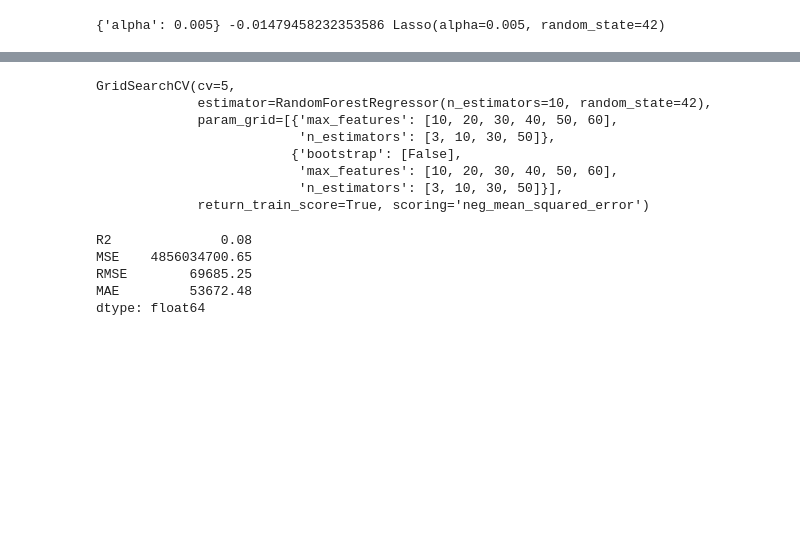
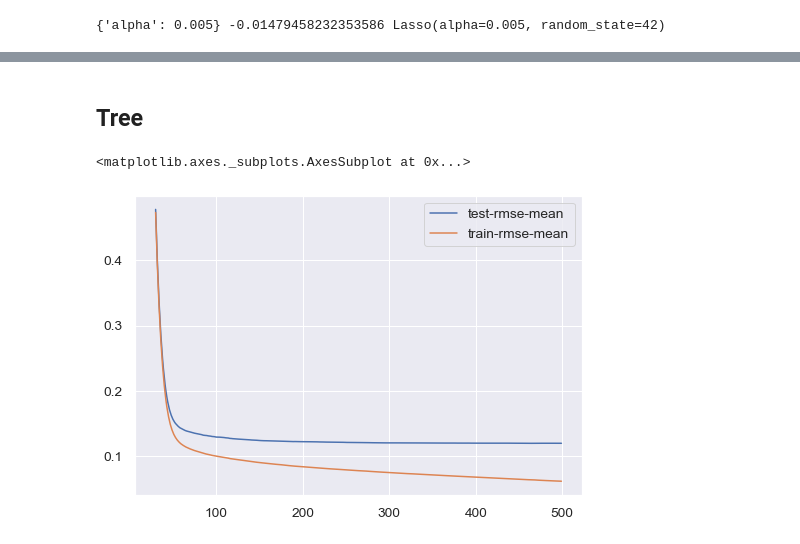
Before and after one commit to zeydlitz/house-price-predictions, a Jupyter notebook: work.ipynb, the cells around one changed output, grey strips where cells are left out. Drawn from its saved outputs; the diff is of its cells as text; code cells hidden in the pictures; blank space fills up the shorter version.

```diff
--- a/work.ipynb
+++ b/work.ipynb
@@ -774,10 +740,0 @@ array([0.11963205, 0.10009512, 0.10682784, 0.12910269, 0.14624087,
-# %%
-from sklearn.ensemble import RandomForestRegressor
-
-forest_reg = RandomForestRegressor(n_estimators=10, random_state=42)
-forest_reg.fit(prepared, price_bc)
-housing_predictions =np.expm1(forest_reg.predict(prepared))
-display_scores(price,housing_predictions)
-#forest_mse = mean_squared_error(housing_labels, housing_predictions)
-#forest_rmse = np.sqrt(forest_mse)
-#forest_rmse
@@ -795,2 +740,0 @@ np.sqrt(mean_squared_error(np.expm1(forest_reg.predict(prepared_test)),test_pric
-# %%
-train_validate_report(ridg, prepared, price, prepared_test, test_price,clear_col,forest=True)
@@ -825,20 +740,0 @@ grid_search = GridSearchCV(forest_reg, param_grid, cv=5,
-# %%
-grid_search.fit(prepared, price_bc.ravel())
-# %% [output]
-GridSearchCV(cv=5,
-             estimator=RandomForestRegressor(n_estimators=10, random_state=42),
-             param_grid=[{'max_features': [10, 20, 30, 40, 50, 60],
-                          'n_estimators': [3, 10, 30, 50]},
-                         {'bootstrap': [False],
-                          'max_features': [10, 20, 30, 40, 50, 60],
-                          'n_estimators': [3, 10, 30, 50]}],
-             return_train_score=True, scoring='neg_mean_squared_error')
-# %%
-p=np.expm1(grid_search.predict(prepared_test))
-display_scores(p,test_price)
-# %% [output]
-R2              0.08
-MSE    4856034700.65
-RMSE        69685.25
-MAE         53672.48
-dtype: float64
@@ -877,0 +741,14 @@ from sklearn.linear_model import Lasso
+# %% [markdown]
+## Tree
+# %%
+import xgboost as xgb
+dtrain = xgb.DMatrix(prepared, label = price_bc)
+dtest = xgb.DMatrix(prepared_test)
+
+params = {"max_depth":2, "eta":0.1}
+model = xgb.cv(params, dtrain,  num_boost_round=500, early_stopping_rounds=100)
+# %%
+model.loc[30:,["test-rmse-mean", "train-rmse-mean"]].plot()
+# %% [output]
+<matplotlib.axes._subplots.AxesSubplot at 0x...>
+[figure, added]
```
Also changed, not shown: parts of 34 cells of this notebook, 1 other file.
